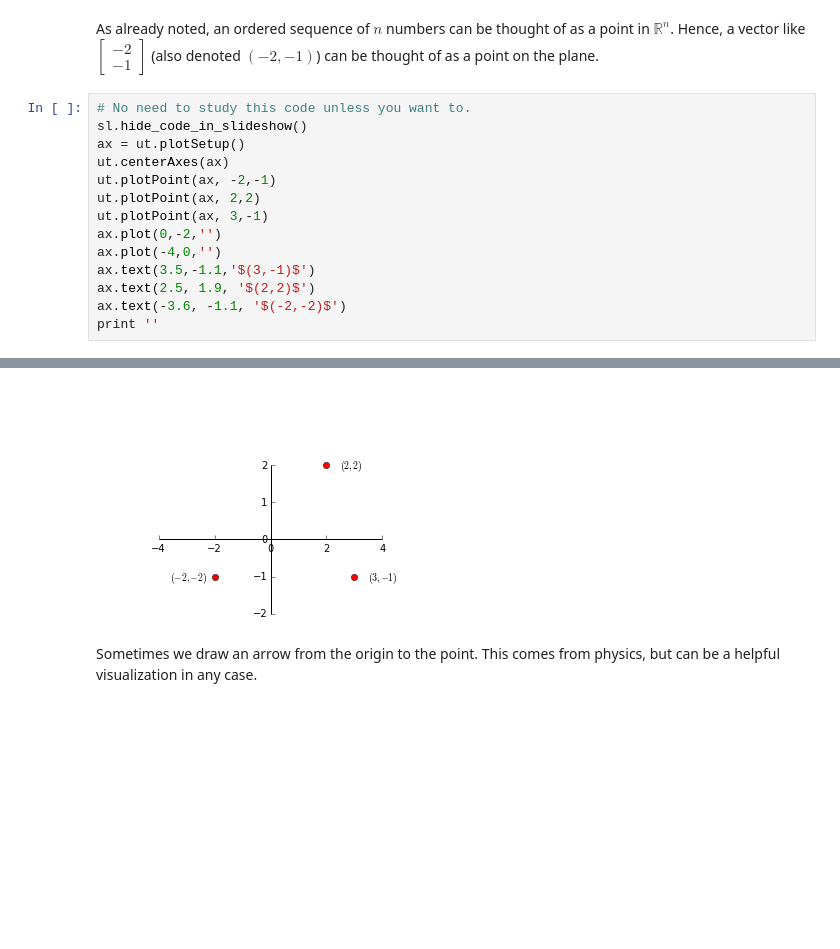
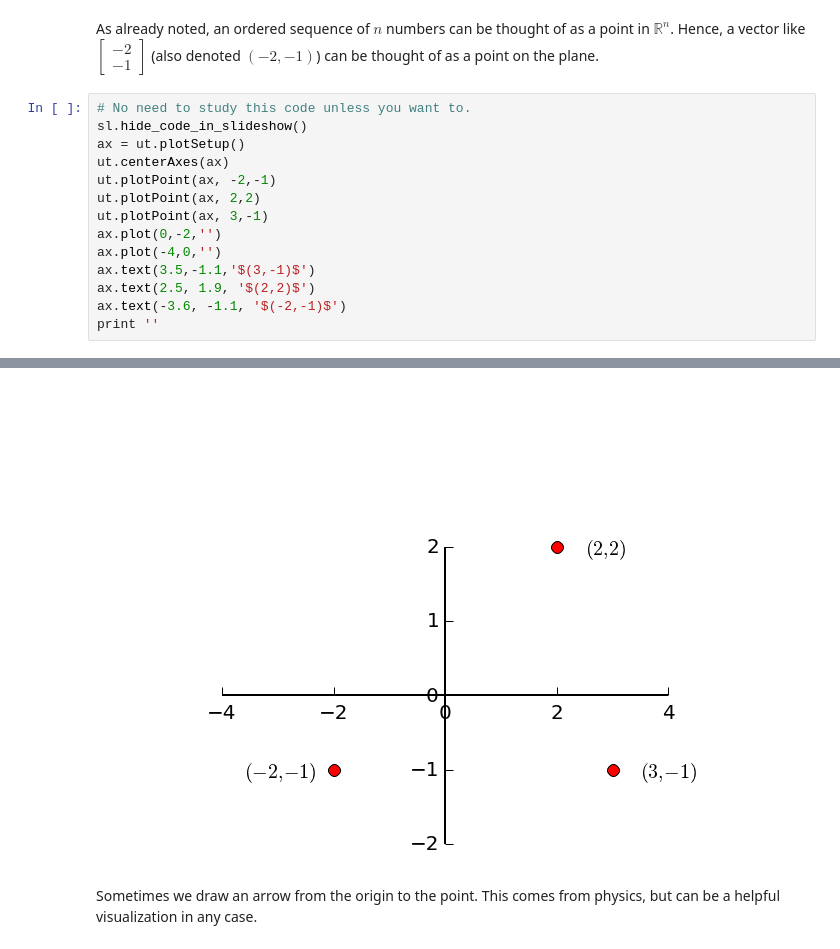
Before and after one commit to mcrovella/CS132-Geometric-Algorithms, a Jupyter notebook: L3VectorEquations.ipynb, the cells around one changed output, grey strips where cells are left out. Saved outputs shown, nothing was run; the diff lists cells and outputs as text; blank space fills up the shorter version.

```diff
--- a/L3VectorEquations.ipynb
+++ b/L3VectorEquations.ipynb
@@ -78,20 +83,20 @@ As already noted, an ordered sequence of $n$ numbers can be thought of as a poin
 # %%
 # No need to study this code unless you want to.
 sl.hide_code_in_slideshow()
 ax = ut.plotSetup()
 ut.centerAxes(ax)
 ut.plotPoint(ax, -2,-1)
 ut.plotPoint(ax, 2,2)
 ut.plotPoint(ax, 3,-1)
 ax.plot(0,-2,'')
 ax.plot(-4,0,'')
 ax.text(3.5,-1.1,'$(3,-1)$')
 ax.text(2.5, 1.9, '$(2,2)$')
-ax.text(-3.6, -1.1, '$(-2,-2)$')
+ax.text(-3.6, -1.1, '$(-2,-1)$')
 print ''
 # %% [output]
 [interactive output not drawn]
-[figure, old version]
+[figure, new version]
 # %% [markdown]
 Sometimes we draw an arrow from the origin to the point.  This comes from physics, but can be a helpful visualization in any case.
 # %%
```
Also changed, not shown: parts of 42 cells of this notebook, 3 other files.
